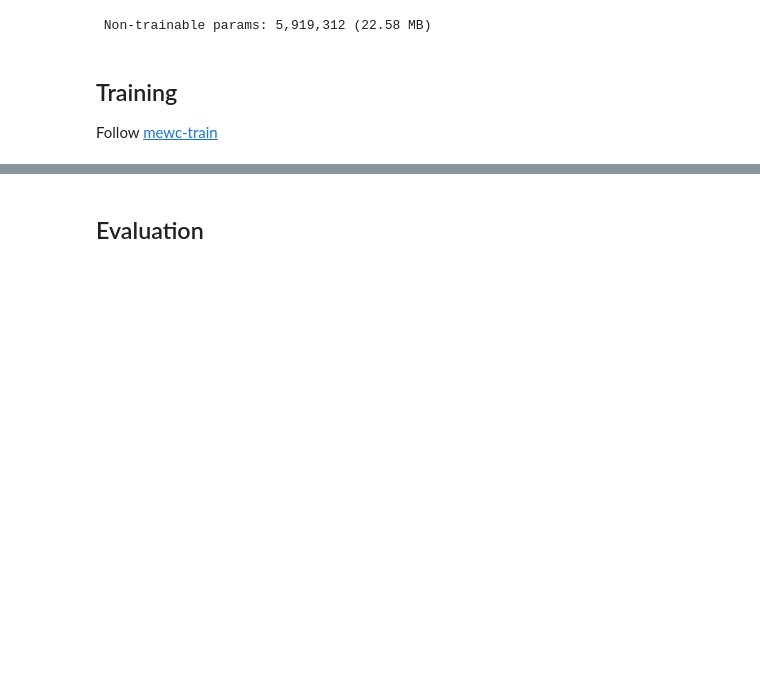
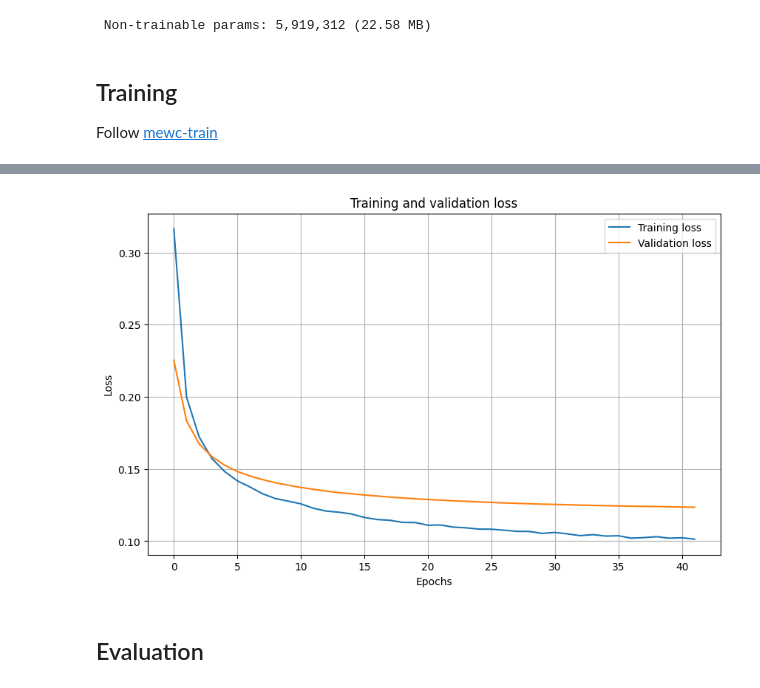
Before and after one commit to alexvmt/TeraiNet, a Jupyter notebook: notebooks/train_and_evaluate_terainet.ipynb, the cells around one changed output, grey strips where cells are left out. Drawn from its saved outputs; the diff is of its cells as text; code cells hidden in the pictures; blank space fills up the shorter version.

Commit message:
Add val set and visualize train and val loss

```diff
--- a/notebooks/train_and_evaluate_terainet.ipynb
+++ b/notebooks/train_and_evaluate_terainet.ipynb
@@ -141,15 +146,22 @@ sample_images(test_dir, test_dir_sampled, n_test_images)
 # %%
 # create train dataset
 train_ds = tf.keras.preprocessing.image_dataset_from_directory(
-    train_dir_sampled,
+    train_sampled_dir,
     label_mode='categorical',
     shuffle=True,
     seed=seed,
 )
 
+# create validation dataset
+val_ds = tf.keras.preprocessing.image_dataset_from_directory(
+    val_sampled_dir,
+    label_mode='categorical',
+    shuffle=False,
+)
+
 # create test dataset
 test_ds = tf.keras.preprocessing.image_dataset_from_directory(
-    test_dir_sampled,
+    test_sampled_dir,
     label_mode='categorical',
     shuffle=False,
 )
@@ -163,10 +175,12 @@ test2_ds = tf.keras.preprocessing.image_dataset_from_directory(
 
 # we need to unbatch because there's somehow an unwanted additional dimension
 train_ds = train_ds.unbatch()
+val_ds = val_ds.unbatch()
 test_ds = test_ds.unbatch()
 test2_ds = test2_ds.unbatch()
 
 print(f'Number of train samples: {train_ds.cardinality()}')
+print(f'Number of val samples: {val_ds.cardinality()}')
 print(f'Number of test samples: {test_ds.cardinality()}')
 # %% [output]
 Found 10000 files belonging to 10 classes.
@@ -184,10 +200,12 @@ print(train_ds.element_spec, test_ds.element_spec)
 resize_fn = keras.layers.Resizing(224, 224)
 
 train_ds = train_ds.map(lambda x, y: (resize_fn(x), y))
+val_ds = val_ds.map(lambda x, y: (resize_fn(x), y))
 test_ds = test_ds.map(lambda x, y: (resize_fn(x), y))
 test2_ds = test2_ds.map(lambda x, y: (resize_fn(x), y))
 
 train_ds = train_ds.batch(batch_size).prefetch(tf.data.AUTOTUNE).cache()
+val_ds = val_ds.batch(batch_size).prefetch(tf.data.AUTOTUNE).cache()
 test_ds = test_ds.batch(batch_size).prefetch(tf.data.AUTOTUNE).cache()
 test2_ds = test2_ds.batch(batch_size).prefetch(tf.data.AUTOTUNE).cache()
 # %% [markdown]
@@ -290,7 +308,7 @@ Model: "functional_1"
 Follow [mewc-train](https://github.com/zaandahl/mewc-train)
 # %%
 df_size = int(n_train_images * num_classes)
-epochs = 30
+epochs = 50
 lr_init = 1e-4
 min_lr_frac = 1/5 # default minimum learning rate fraction of initial learning rate
 steps_per_epoch = df_size // batch_size
@@ -318,7 +336,7 @@ model.compile(
 )
 # %%
 start_time = time.time()
-model.fit(train_ds, epochs=epochs, callbacks=callbacks)
+history = model.fit(train_ds, epochs=epochs, callbacks=callbacks, validation_data=val_ds)
 end_time = time.time()
 training_time_mins = round((end_time - start_time) / 60, 2)
 print(f'Training time mins: {training_time_mins}')
@@ -350,3 +368,20 @@ Training time mins: 4.78
+# %%
+train_loss = history.history['loss']
+val_loss = history.history.get('val_loss')
+
+plt.figure(figsize=(10,6))
+plt.plot(train_loss, label='Training loss')
+plt.plot(val_loss, label='Validation loss')
+
+plt.xlabel('Epochs')
+plt.ylabel('Loss')
+plt.title('Training and validation loss')
+plt.legend()
+plt.grid()
+plt.gca().xaxis.set_major_locator(mticker.MaxNLocator(integer=True))
+plt.show()
+# %% [output]
+[figure, added]
 # %%
 saving.save_model(model, model_path)
 # %% [markdown]
```
Also changed, not shown: parts of 18 cells of this notebook.
